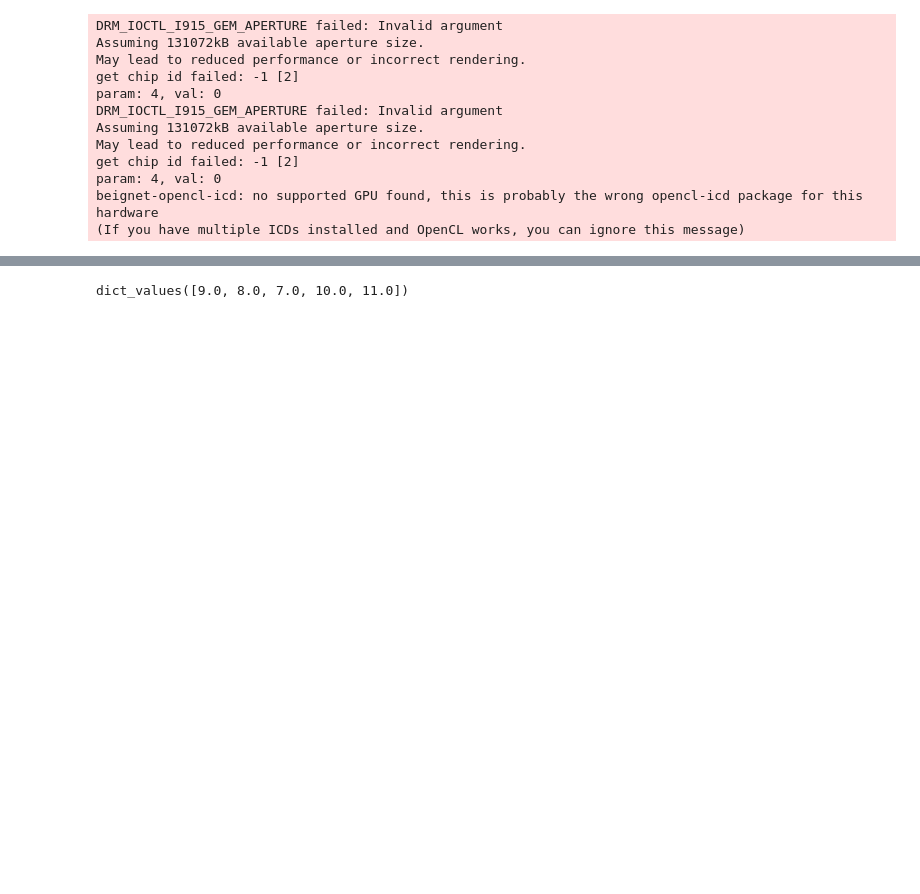
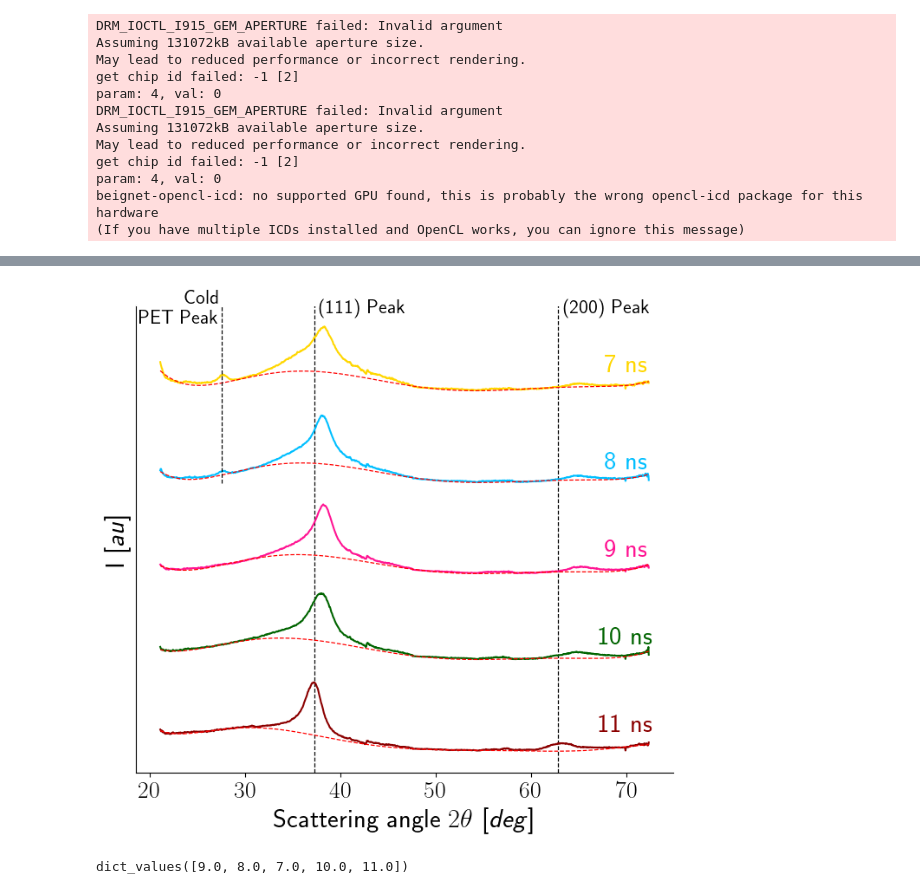
Before and after one commit to HeuserB/PhD_Thesis, a Jupyter notebook: notebooks/diamond_formation_LW03/diamond_formation.ipynb, the cells around one changed output, grey strips where cells are left out. Saved outputs shown, nothing was run; the diff lists cells and outputs as text; code cells hidden in the pictures; blank space fills up the shorter version.

```diff
--- a/notebooks/diamond_formation_LW03/diamond_formation.ipynb
+++ b/notebooks/diamond_formation_LW03/diamond_formation.ipynb
@@ -378,8 +406,13 @@ plotBestFits()
 # %%
 def waterfallPlot(runs=[182,186,188,190,192]):
-    fig, axes       = plt.subplots(figsize=(4, 7))
+    fig, axes       = plt.subplots(figsize=(8, 7))
     probingTime     = {182:9.,186:8.,188:7.,190:10.,192:11.}
     fits            = [[]] * len(runs)
+    colors = ['gold','deepskyblue','deeppink','darkgreen','darkred']
+    peak_positions, scaled_int  = peaks_from_file('../../.data_LW03/cif/diamond.txt')
+    axes.axvline(x = peak_positions[0], color = 'k',linestyle='dashed',linewidth=0.9)
+    axes.axvline(x = peak_positions[3], color = 'k',linestyle='dashed',linewidth=0.9)
+    #labels = ['7ns','8ns','9ns','10ns','11ns']
 
     for run_id, run in enumerate(runs):
         fits[run_id]        = load_modelresult( f'../../.data_LW03/fits/r{run}__modelresult.sav')
@@ -390,11 +423,34 @@ def waterfallPlot(runs=[182,186,188,190,192]):
         data                = np.loadtxt(f"../../.data_LW03/lineouts/r{run}_Q23.xy").T
         comps = fits[run_id].eval_components(x=data[0])
 
-        axes.plot(data[0], data[1]/np.max(data[1]) - t_id,color="darkcyan")
+        axes.plot(data[0], data[1]/np.max(data[1]) - t_id,color=colors[t_id], label=f'{t} ns')
         #axes.plot(data[0], comps['C111_']/np.max(data[1]) - t_id, '--', label='Peak 111',c='r')
         #axes.plot(data[0], comps['C220_']/np.max(data[1]) - t_id, '--', label='Peak 220',c='b')
-        axes.plot(data[0], comps['bkg_']/np.max(data[1]) - t_id, '--', label='Background',c='r',linewidth=0.7)
+        axes.plot(data[0], comps['bkg_']/np.max(data[1]) - t_id, '--',c='r',linewidth=0.9)
         #axes.plot(data[0], comps['PET_']/np.max(data[1]) - t_id, '--', label='PET peak',c='grey')
+        ypos    = (data[1]/np.max(data[1]) - t_id)[-1] + 0.2
+        xpos    = 70.
+        axes.text(xpos, ypos, f'{t} ns', horizontalalignment='center',verticalalignment='center',fontsize=22,color=colors[t_id])
+
     plt.tick_params(left=False, labelleft=False)
-    #axes.set_ylabel(r'I [au]')
+    axes.set_ylabel(r'I [\textit{au}]',fontsize=22)
+    axes.set_xlabel(r'Scattering angle $2\theta$ [\textit{deg}]',fontsize=22)
+    #axes.spines['bottom'].set_color('white')
+    axes.spines['top'].set_color('white')
+    axes.spines['right'].set_color('white')
+    #axes.spines['left'].set_color('white')
+    plt.xticks(fontsize=20)
+    axes.text(peak_positions[0]+0.5, 1.2, f'(111) Peak', horizontalalignment='left',verticalalignment='center',fontsize=16,color='k')
+    axes.text(peak_positions[3]+0.5, 1.2, f'(200) Peak', horizontalalignment='left',verticalalignment='center',fontsize=16,color='k')
+    axes.text(27.55-0.2, 1.2, f'Cold\nPET Peak', horizontalalignment='right',verticalalignment='center',fontsize=16,color='k')
+    #plt.savefig('../../.data_LW03/figures/waterfall.pdf')
+    #matplotlib.rcParams['figure.figsize'] = [8, 6]
+    matplotlib.rc('text', usetex = True)
+    axes.axvline(x = 27.55,ymin=0.62, color = 'k',linestyle='dashed',linewidth=0.9)
+
+    #import tikzplotlib
+    #tikzplotlib.save('/home/benjamin/Nextcloud/Work/W_PhD/W_PhD_Articles/Heuser_ND_recovery/figures/waterfall.tex')
+    #tikzplotlib.get_tikz_code(figure='gcf',filepath="waterfall.tex",override_externals=True)#,strict=True,wrap=False)
+    #matplotlib.rcParams.update(matplotlib.rcParamsDefault)
+    plt.savefig('/home/benjamin/Nextcloud/Work/W_PhD/W_PhD_Articles/Heuser_ND_recovery/figures/waterfall.pdf')
     plt.show()
@@ -405,3 +516,8 @@ waterfallPlot()
+# %%
+matplotlib.rc('text', usetex = True)
+waterfallPlot()
+# %% [output]
+[figure, added]
 # %%
 probingTime = {182:9.,186:8.,188:7.,190:10.,192:11.}
 probingTime.values()
```
Also changed, not shown: parts of 20 cells of this notebook, 2 other files.
